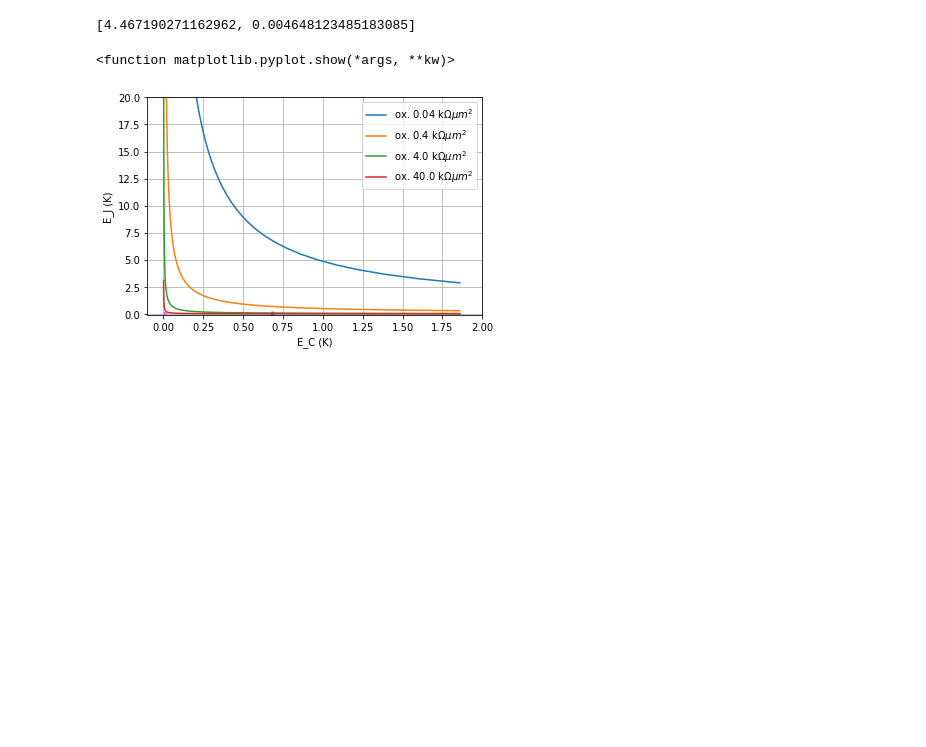
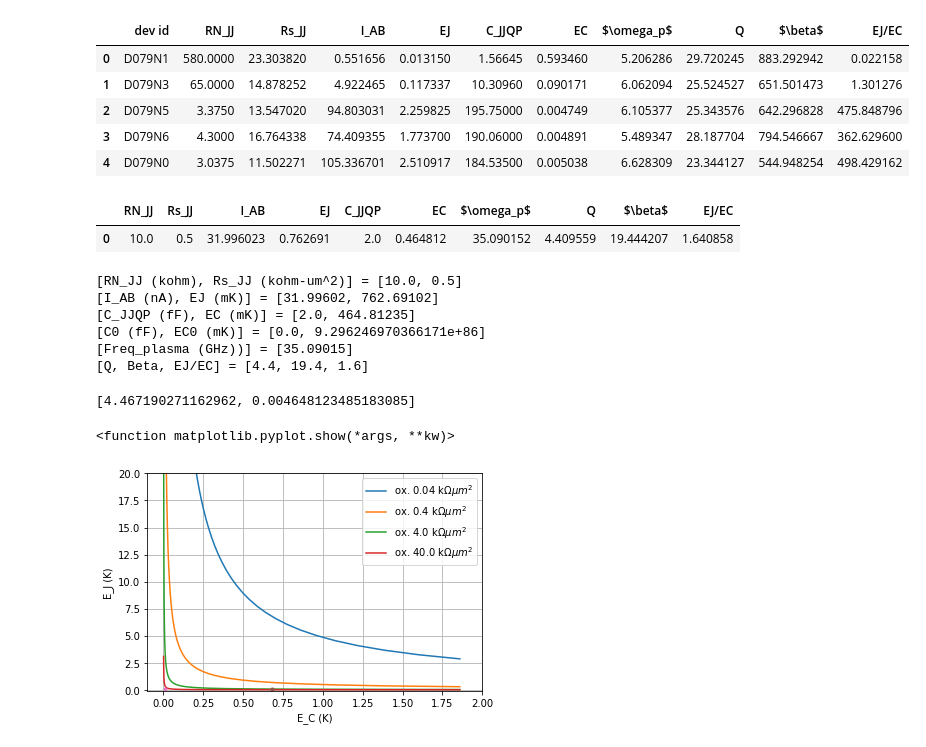
Before and after one commit to wslu42/JJcalculator, a Jupyter notebook: JJcalculator.ipynb, the cells around one changed output. Saved outputs shown, nothing was run; the diff lists cells and outputs as text; code cells hidden in the pictures; blank space fills up the shorter version.

Commit message:
Change visualization to Pandas format

```diff
--- a/JJcalculator.ipynb
+++ b/JJcalculator.ipynb
@@ -14,6 +14,7 @@ from math import *
 import scipy.constants as const
 from scipy.special import ellipk
 import numpy as np
+import pandas as pd
 import matplotlib.pyplot as plt
 import time
 from si_prefix import si_format
@@ -28,7 +29,7 @@ def JJparameters(RN, JJwidthUM=0.2, metalTHK=250E-10, Tc=1.34):
     C_JJ = 50E-15 *JJwidthUM *JJwidthUM
     EC_JJ = const.e *const.e /2 /C_JJ
     C0 = ParplateCap(area= 56*1E-12 , dielecTHK=10E-9, epsilon = 9.34*const.epsilon_0)
-#    C0 = 1E-99
+    C0 = 1E-99
     EC0 = const.e *const.e /2 /C0
 
     freqPlasma = sqrt(2 *const.e *IAB *2*const.pi /const.h /max(C0,C_JJ)) /2/const.pi
@@ -37,6 +38,32 @@ def JJparameters(RN, JJwidthUM=0.2, metalTHK=250E-10, Tc=1.34):
 #    return [IAB, EJ]
     return "[RN_JJ (kohm), Rs_JJ (kohm-um^2)] = " + format([round(RN/1E3, roundN), round(Rs_JJ/1E3/1E-12, roundN)]) +            "\n[I_AB (nA), EJ (mK)] = "            + format([round(IAB/1E-9, roundN), round(EJ_JJ/1E-3/const.k, roundN)]) +            "\n[C_JJQP (fF), EC (mK)] = "          + format([round(C_JJ/1E-15, roundN), round(EC_JJ/1E-3/const.k, roundN)]) +            "\n[C0 (fF), EC0 (mK)] = "             + format([round(C0/1E-15, roundN), round(EC0/1E-3/const.k, roundN)]) +            "\n[Freq_plasma (GHz))] = "            + format([round(freqPlasma/1E9, roundN)]) +            "\n[Q, Beta, EJ/EC] = "                + format([round(Q, 1), round(Q*Q, 1), round(EJ_JJ/min(EC0,EC_JJ), 1)])
 #    return RN, round(Rs_JJ/1E3/1E-12, roundN), IAB, EJ_JJ/const.k, round(C_JJ/1E-15, roundN), round(EC_JJ/1E-3/const.k, roundN), round(C0/1E-15, roundN), round(EC0/1E-3/const.k, roundN), round(freqPlasma/1E9, roundN), round(Q, 1), round(Q*Q, 1), round(EJ_JJ/min(EC0,EC_JJ), 1)
+
+def JJpar(RN, JJwidthUM=0.2, metalTHK=250E-10, Tc=1.34):
+
+    Rs_JJ = RN * ( (JJwidthUM*1E-6 + 2*metalTHK) *JJwidthUM*1E-6 )
+    IAB = const.pi *1.764 *const.k *Tc /2 /const.e /RN
+    EJ_JJ = const.h /2 /const.e /2 /const.pi *IAB
+    C_JJ = 50E-15 *JJwidthUM *JJwidthUM
+    EC_JJ = const.e *const.e /2 /C_JJ
+    C0 = ParplateCap(area= 56*1E-12 , dielecTHK=10E-9, epsilon = 9.34*const.epsilon_0)
+    EC0 = const.e *const.e /2 /C0
+#     C0 = 1e-99
+
+    freqPlasma = sqrt(2 *const.e *IAB *2*const.pi /const.h /C_JJ) /2/const.pi
+    Q = freqPlasma*2*pi *RN *C_JJ
+    EJoEc = EJ_JJ/EC_JJ
+
+#     key =  [ 'RN_JJ',   'Rs_JJ', 'I_AB',   'EJ', 'C_JJQP',   'EC', 'C0', 'EC0', 'Freq_plasma', 'Q', 'Beta', 'EJ/EC']
+#     unit=  [   'ohm', 'ohm-m^2',    'A',    'J',      'F',    'J',  'F',   'J',          'Hz',  '',     '',      '']
+#     lst = [[     RN ,    Rs_JJ ,   IAB , EJ_JJ ,    C_JJ , EC_JJ ,  C0 ,  EC0 ,    freqPlasma,  Q ,   Q*Q ,  EJoEc ]]
+    key =  [ 'RN_JJ',    'Rs_JJ', 'I_AB',           'EJ',  'C_JJQP',          'EC',   '$\omega_p$', 'Q','$\\beta$', 'EJ/EC']
+    unit=  [  'kohm','kohm*um^2',   'nA',            'K',      'fF',           'K',          'GHz',  '',     '',      '']
+    lst = [[ RN/1e3 , Rs_JJ*1e9 ,IAB*1e9, EJ_JJ/const.k , C_JJ*1e15, EC_JJ/const.k, freqPlasma/1e9,  Q ,   Q*Q ,  EJoEc ]]
+    JJparDFM = pd.DataFrame( data = list(zip(*lst)),      index = key ).transpose()
+    JJparUNI = pd.DataFrame( data = dict(zip(key, unit)), index = [0] )
+
+    return JJparDFM,JJparUNI
 
 def EJEC(Rs_JJ, JJwidthUM, metalTHKUM=250E-4, Tc=1.34):
 
@@ -88,6 +115,43 @@ def tiltedWashboardU(EJKBT, IbiasArr, ax):
    ax.text(0.82, 0.94, 'E$_J$ =' + format(si_format(EJKBT)) + 'K\n', verticalalignment='bottom', horizontalalignment='left',transform=ax.transAxes,color='black', fontsize=12)
    ax.grid(True)
    ax.legend()
+# %%
+devlst = {'D079N1': JJpar(RN=  290e3/.5, JJwidthUM=np.sqrt( .177 *  .177)),
+          'D079N3': JJpar(RN=  520e3/ 8, JJwidthUM=np.sqrt( .784 *  .263)),
+          'D079N5': JJpar(RN=   27e3/ 8, JJwidthUM=np.sqrt( 2.25 *  1.74)),
+          'D079N6': JJpar(RN= 2.15e3/.5, JJwidthUM=np.sqrt( 2.21 *  1.72)),
+          'D079N0': JJpar(RN= 24.3e3/ 8, JJwidthUM=np.sqrt( 2.21 *  1.67))}
+
+a     = devlst['D079N1'][0]
+unit  = devlst['D079N1'][1]
+idlst = []
+for dev in devlst:
+    a = a.merge(devlst[dev][0], 'outer')
+    idlst.append(dev)
+
+a.insert(loc = 0, column = 'dev id', value = idlst)
+a
+# %% [output]
+|  | dev id | RN_JJ | Rs_JJ | I_AB | EJ | C_JJQP | EC | $\omega_p$ | Q | $\beta$ | EJ/EC |
+| 0 | D079N1 | 580.0000 | 23.303820 | 0.551656 | 0.013150 | 1.56645 | 0.593460 | 5.206286 | 29.720245 | 883.292942 | 0.022158 |
+| 1 | D079N3 | 65.0000 | 14.878252 | 4.922465 | 0.117337 | 10.30960 | 0.090171 | 6.062094 | 25.524527 | 651.501473 | 1.301276 |
+| 2 | D079N5 | 3.3750 | 13.547020 | 94.803031 | 2.259825 | 195.75000 | 0.004749 | 6.105377 | 25.343576 | 642.296828 | 475.848796 |
+| 3 | D079N6 | 4.3000 | 16.764338 | 74.409355 | 1.773700 | 190.06000 | 0.004891 | 5.489347 | 28.187704 | 794.546667 | 362.629600 |
+| 4 | D079N0 | 3.0375 | 11.502271 | 105.336701 | 2.510917 | 184.53500 | 0.005038 | 6.628309 | 23.344127 | 544.948254 | 498.429162 |
+# %%
+JJpar(RN=10e3, JJwidthUM=.2, metalTHK=250E-10, Tc=1.34)[0]
+# %% [output]
+|  | RN_JJ | Rs_JJ | I_AB | EJ | C_JJQP | EC | $\omega_p$ | Q | $\beta$ | EJ/EC |
+| 0 | 10.0 | 0.5 | 31.996023 | 0.762691 | 2.0 | 0.464812 | 35.090152 | 4.409559 | 19.444207 | 1.640858 |
+# %%
+print(JJparameters(RN=10e3, JJwidthUM=.2, metalTHK=250E-10, Tc=1.34))
+# %% [output]
+[RN_JJ (kohm), Rs_JJ (kohm-um^2)] = [10.0, 0.5]
+[I_AB (nA), EJ (mK)] = [31.99602, 762.69102]
+[C_JJQP (fF), EC (mK)] = [2.0, 464.81235]
+[C0 (fF), EC0 (mK)] = [0.0, 9.296246970366171e+86]
+[Freq_plasma (GHz))] = [35.09015]
+[Q, Beta, EJ/EC] = [4.4, 19.4, 1.6]
 # %%
 print (EJEC(Rs_JJ=7E3, JJwidthUM=2, metalTHKUM=250E-4, Tc=1.34))
 # %% [output]
```
Also changed, not shown: 1 other file.
